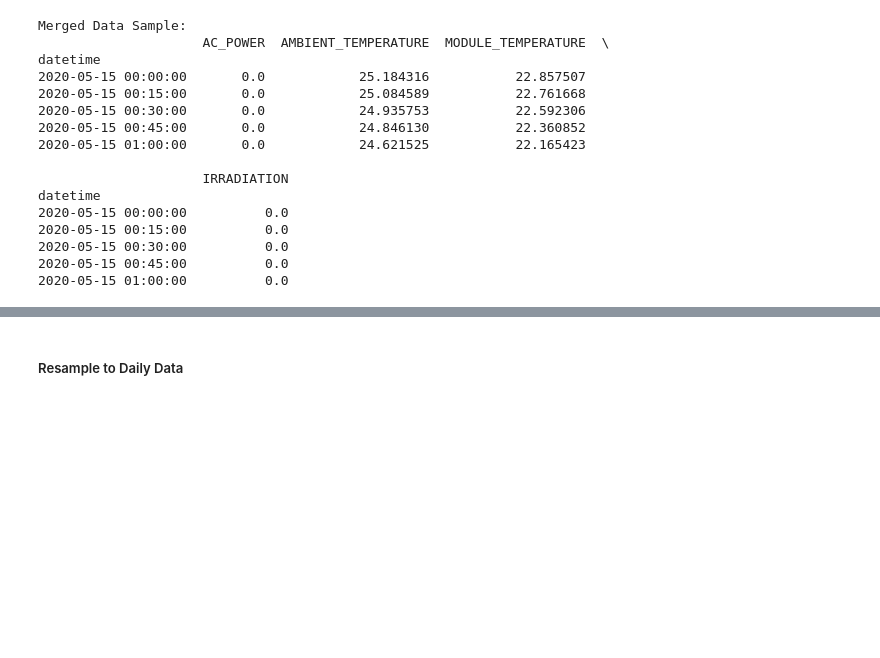
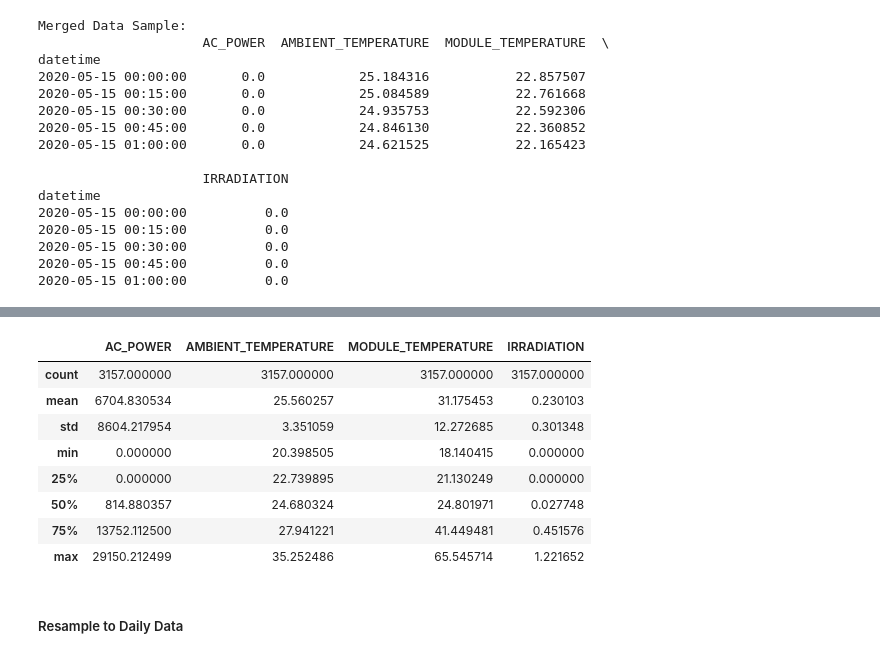
Before and after one commit to sanodyaJinadasa/Solar-Power-Generation-Forecasting, a Jupyter notebook: analysis.ipynb, the cells around one changed output, grey strips where cells are left out. Cells and saved outputs as stored; diff of their text form; code cells hidden in the pictures; blank space fills up the shorter version.

```diff
--- a/analysis.ipynb
+++ b/analysis.ipynb
@@ -76,3 +100,15 @@ datetime
+# %%
+data.describe()
+# %% [output]
+|  | AC_POWER | AMBIENT_TEMPERATURE | MODULE_TEMPERATURE | IRRADIATION |
+| count | 3157.000000 | 3157.000000 | 3157.000000 | 3157.000000 |
+| mean | 6704.830534 | 25.560257 | 31.175453 | 0.230103 |
+| std | 8604.217954 | 3.351059 | 12.272685 | 0.301348 |
+| min | 0.000000 | 20.398505 | 18.140415 | 0.000000 |
+| 25% | 0.000000 | 22.739895 | 21.130249 | 0.000000 |
+| 50% | 814.880357 | 24.680324 | 24.801971 | 0.027748 |
+| 75% | 13752.112500 | 27.941221 | 41.449481 | 0.451576 |
+| max | 29150.212499 | 35.252486 | 65.545714 | 1.221652 |
 # %% [markdown]
 ##### Resample to Daily Data
 # %%
```
Also changed, not shown: parts of 2 cells of this notebook.
